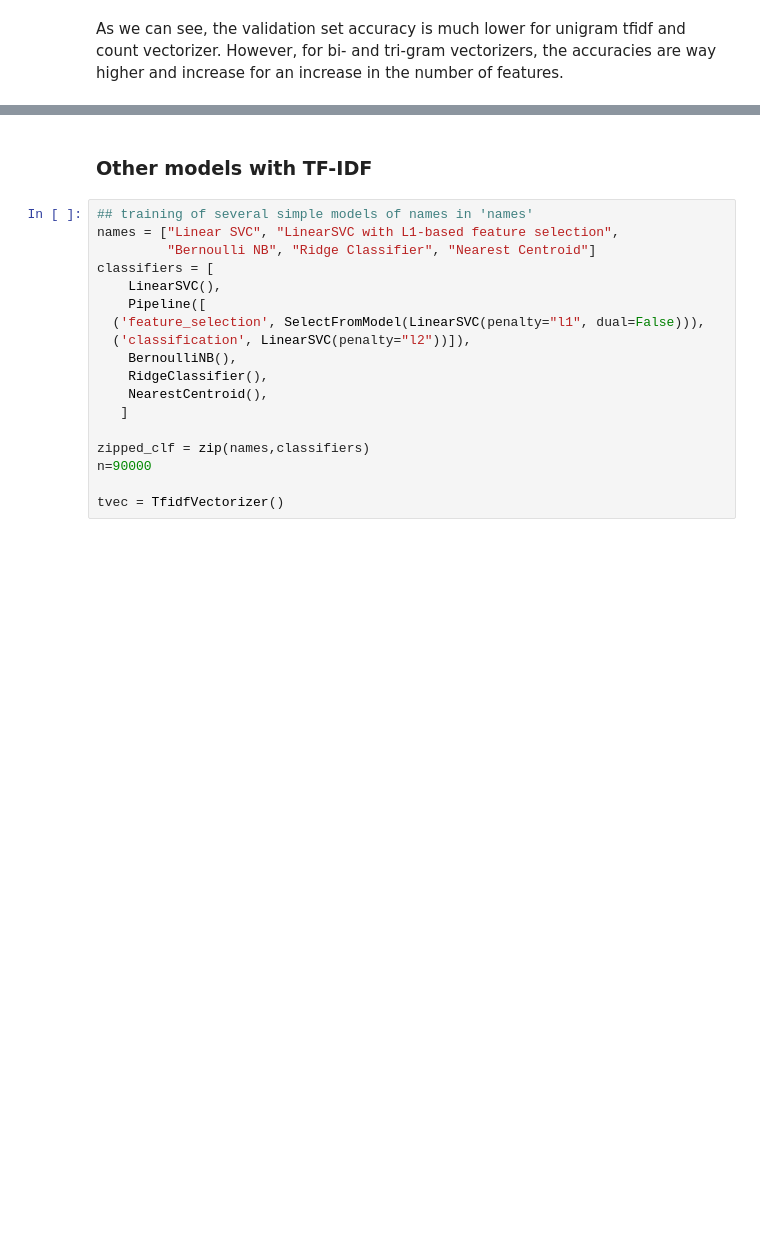
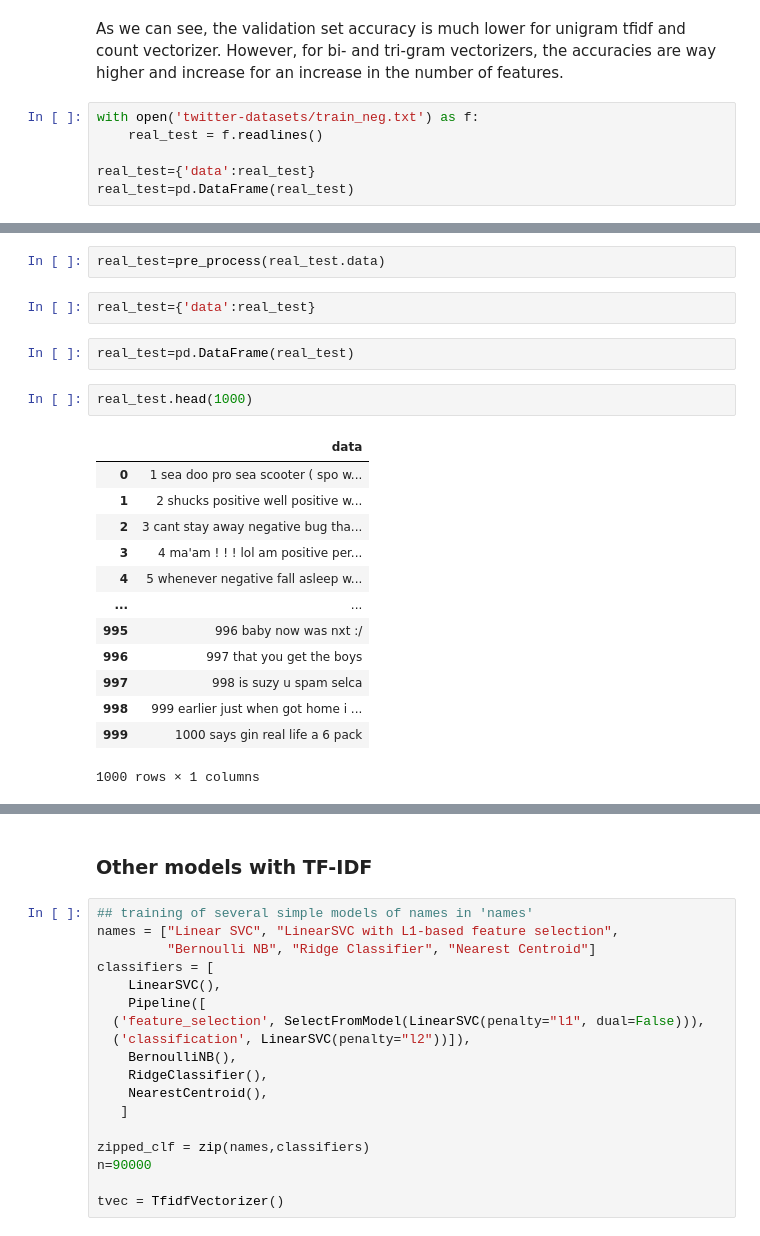
Before and after one commit to npont/ML_Sentiment_Analysis, a Jupyter notebook: Simple_model.ipynb, the cells around one changed output, grey strips where cells are left out. Cells and saved outputs as stored; diff of their text form; blank space fills up the shorter version.

```diff
--- a/Simple_model.ipynb
+++ b/Simple_model.ipynb
@@ -200,3 +201,9 @@ plt.show()
 # %% [markdown]
 As we can see, the validation set accuracy is much lower for unigram tfidf and count vectorizer.
 However, for bi- and tri-gram vectorizers, the accuracies are way higher and increase for an increase in the number of features.
+# %%
+with open('twitter-datasets/train_neg.txt') as f:
+    real_test = f.readlines()
+
+real_test={'data':real_test}
+real_test=pd.DataFrame(real_test)
@@ -202,0 +219,22 @@ However, for bi- and tri-gram vectorizers, the accuracies are way higher and inc
+# %%
+real_test=pre_process(real_test.data)
+# %%
+real_test={'data':real_test}
+# %%
+real_test=pd.DataFrame(real_test)
+# %%
+real_test.head(1000)
+# %% [output]
+|  | data |
+| 0 | 1 sea doo pro sea scooter ( spo w... |
+| 1 | 2 shucks positive well positive w... |
+| 2 | 3 cant stay away negative bug tha... |
+| 3 | 4 ma'am ! ! ! lol am positive per... |
+| 4 | 5 whenever negative fall asleep w... |
+| ... | ... |
+| 995 | 996 baby now was nxt :/ |
+| 996 | 997 that you get the boys |
+| 997 | 998 is suzy u spam selca |
+| 998 | 999 earlier just when got home i ... |
+| 999 | 1000 says gin real life a 6 pack |
+1000 rows × 1 columns
```
Also changed, not shown: parts of 14 cells of this notebook.
